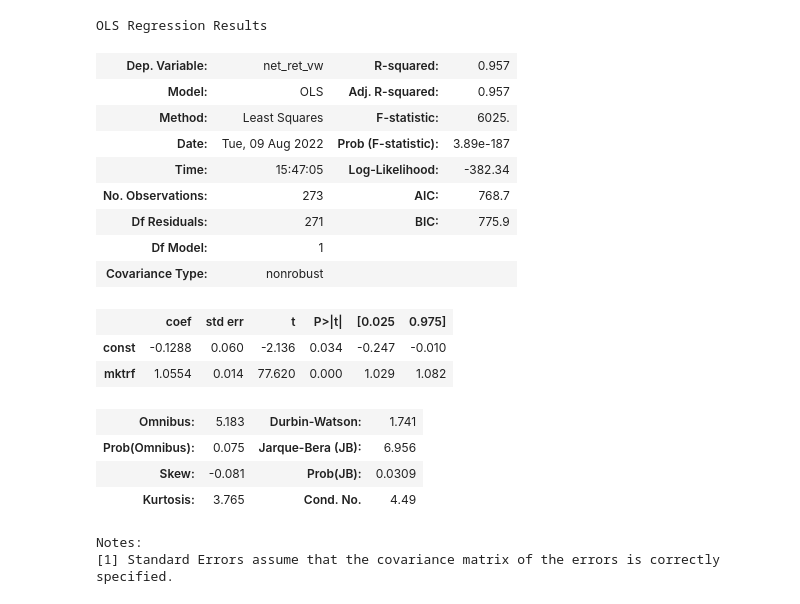
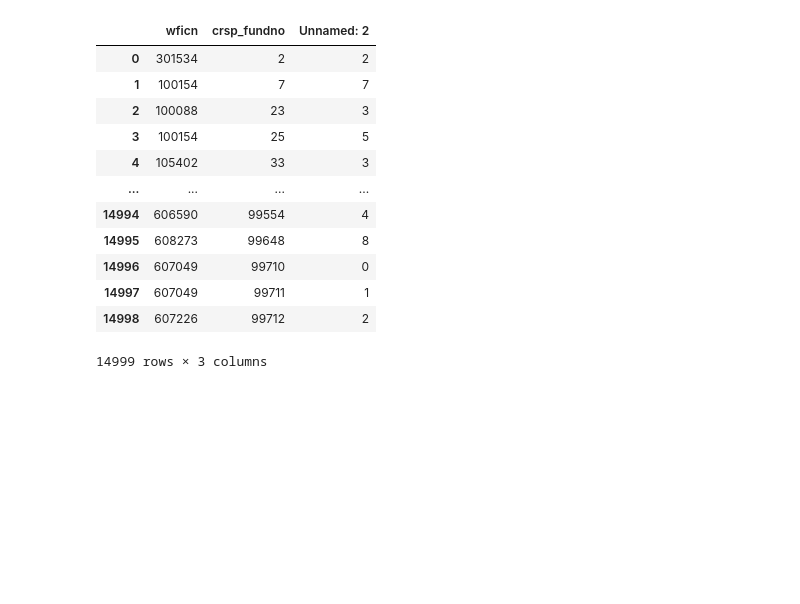
Before and after one commit to qianshuzhang/Mutual_fund01, a Jupyter notebook: code/test.ipynb, the cells around one changed output. Cells and saved outputs as stored; diff of their text form; code cells hidden in the pictures; blank space fills up the shorter version.

```diff
--- a/code/test.ipynb
+++ b/code/test.ipynb
@@ -9,2 +320,2 @@ x=y
 # %%
-crsp=pd.read_csv('CRSP_return 2009-2021.csv')
+eq=pd.read_csv('../eq_fund.csv')
@@ -37,26 +321,0 @@ plt.plot(a,b)
-# %%
-import statsmodels.api as sm
-x = sm.add_constant(x)
-model = sm.OLS(y,x)
-results = model.fit()
-results.summary()
-# %% [output]
-OLS Regression Results
-| Dep. Variable: | net_ret_vw | R-squared: | 0.957 |
-| Model: | OLS | Adj. R-squared: | 0.957 |
-| Method: | Least Squares | F-statistic: | 6025. |
-| Date: | Tue, 09 Aug 2022 | Prob (F-statistic): | 3.89e-187 |
-| Time: | 15:47:05 | Log-Likelihood: | -382.34 |
-| No. Observations: | 273 | AIC: | 768.7 |
-| Df Residuals: | 271 | BIC: | 775.9 |
-| Df Model: | 1 |  |  |
-| Covariance Type: | nonrobust |  |  |
-|  | coef | std err | t | P>|t| | [0.025 | 0.975] |
-| const | -0.1288 | 0.060 | -2.136 | 0.034 | -0.247 | -0.010 |
-| mktrf | 1.0554 | 0.014 | 77.620 | 0.000 | 1.029 | 1.082 |
-| Omnibus: | 5.183 | Durbin-Watson: | 1.741 |
-| Prob(Omnibus): | 0.075 | Jarque-Bera (JB): | 6.956 |
-| Skew: | -0.081 | Prob(JB): | 0.0309 |
-| Kurtosis: | 3.765 | Cond. No. | 4.49 |
-Notes:
-[1] Standard Errors assume that the covariance matrix of the errors is correctly specified.
@@ -65,0 +322,18 @@ y=ff_monthly['net_ret_vw']
+# %%
+eq['crsp_fundno']=(eq['crsp_fundno'].astype(str)+eq['Unnamed: 2'].astype(str)).astype(int)
+# %%
+eq
+# %% [output]
+|  | wficn | crsp_fundno | Unnamed: 2 |
+| 0 | 301534 | 2 | 2 |
+| 1 | 100154 | 7 | 7 |
+| 2 | 100088 | 23 | 3 |
+| 3 | 100154 | 25 | 5 |
+| 4 | 105402 | 33 | 3 |
+| ... | ... | ... | ... |
+| 14994 | 606590 | 99554 | 4 |
+| 14995 | 608273 | 99648 | 8 |
+| 14996 | 607049 | 99710 | 0 |
+| 14997 | 607049 | 99711 | 1 |
+| 14998 | 607226 | 99712 | 2 |
+14999 rows × 3 columns
```
Also changed, not shown: parts of 33 cells of this notebook, 2 other files.
